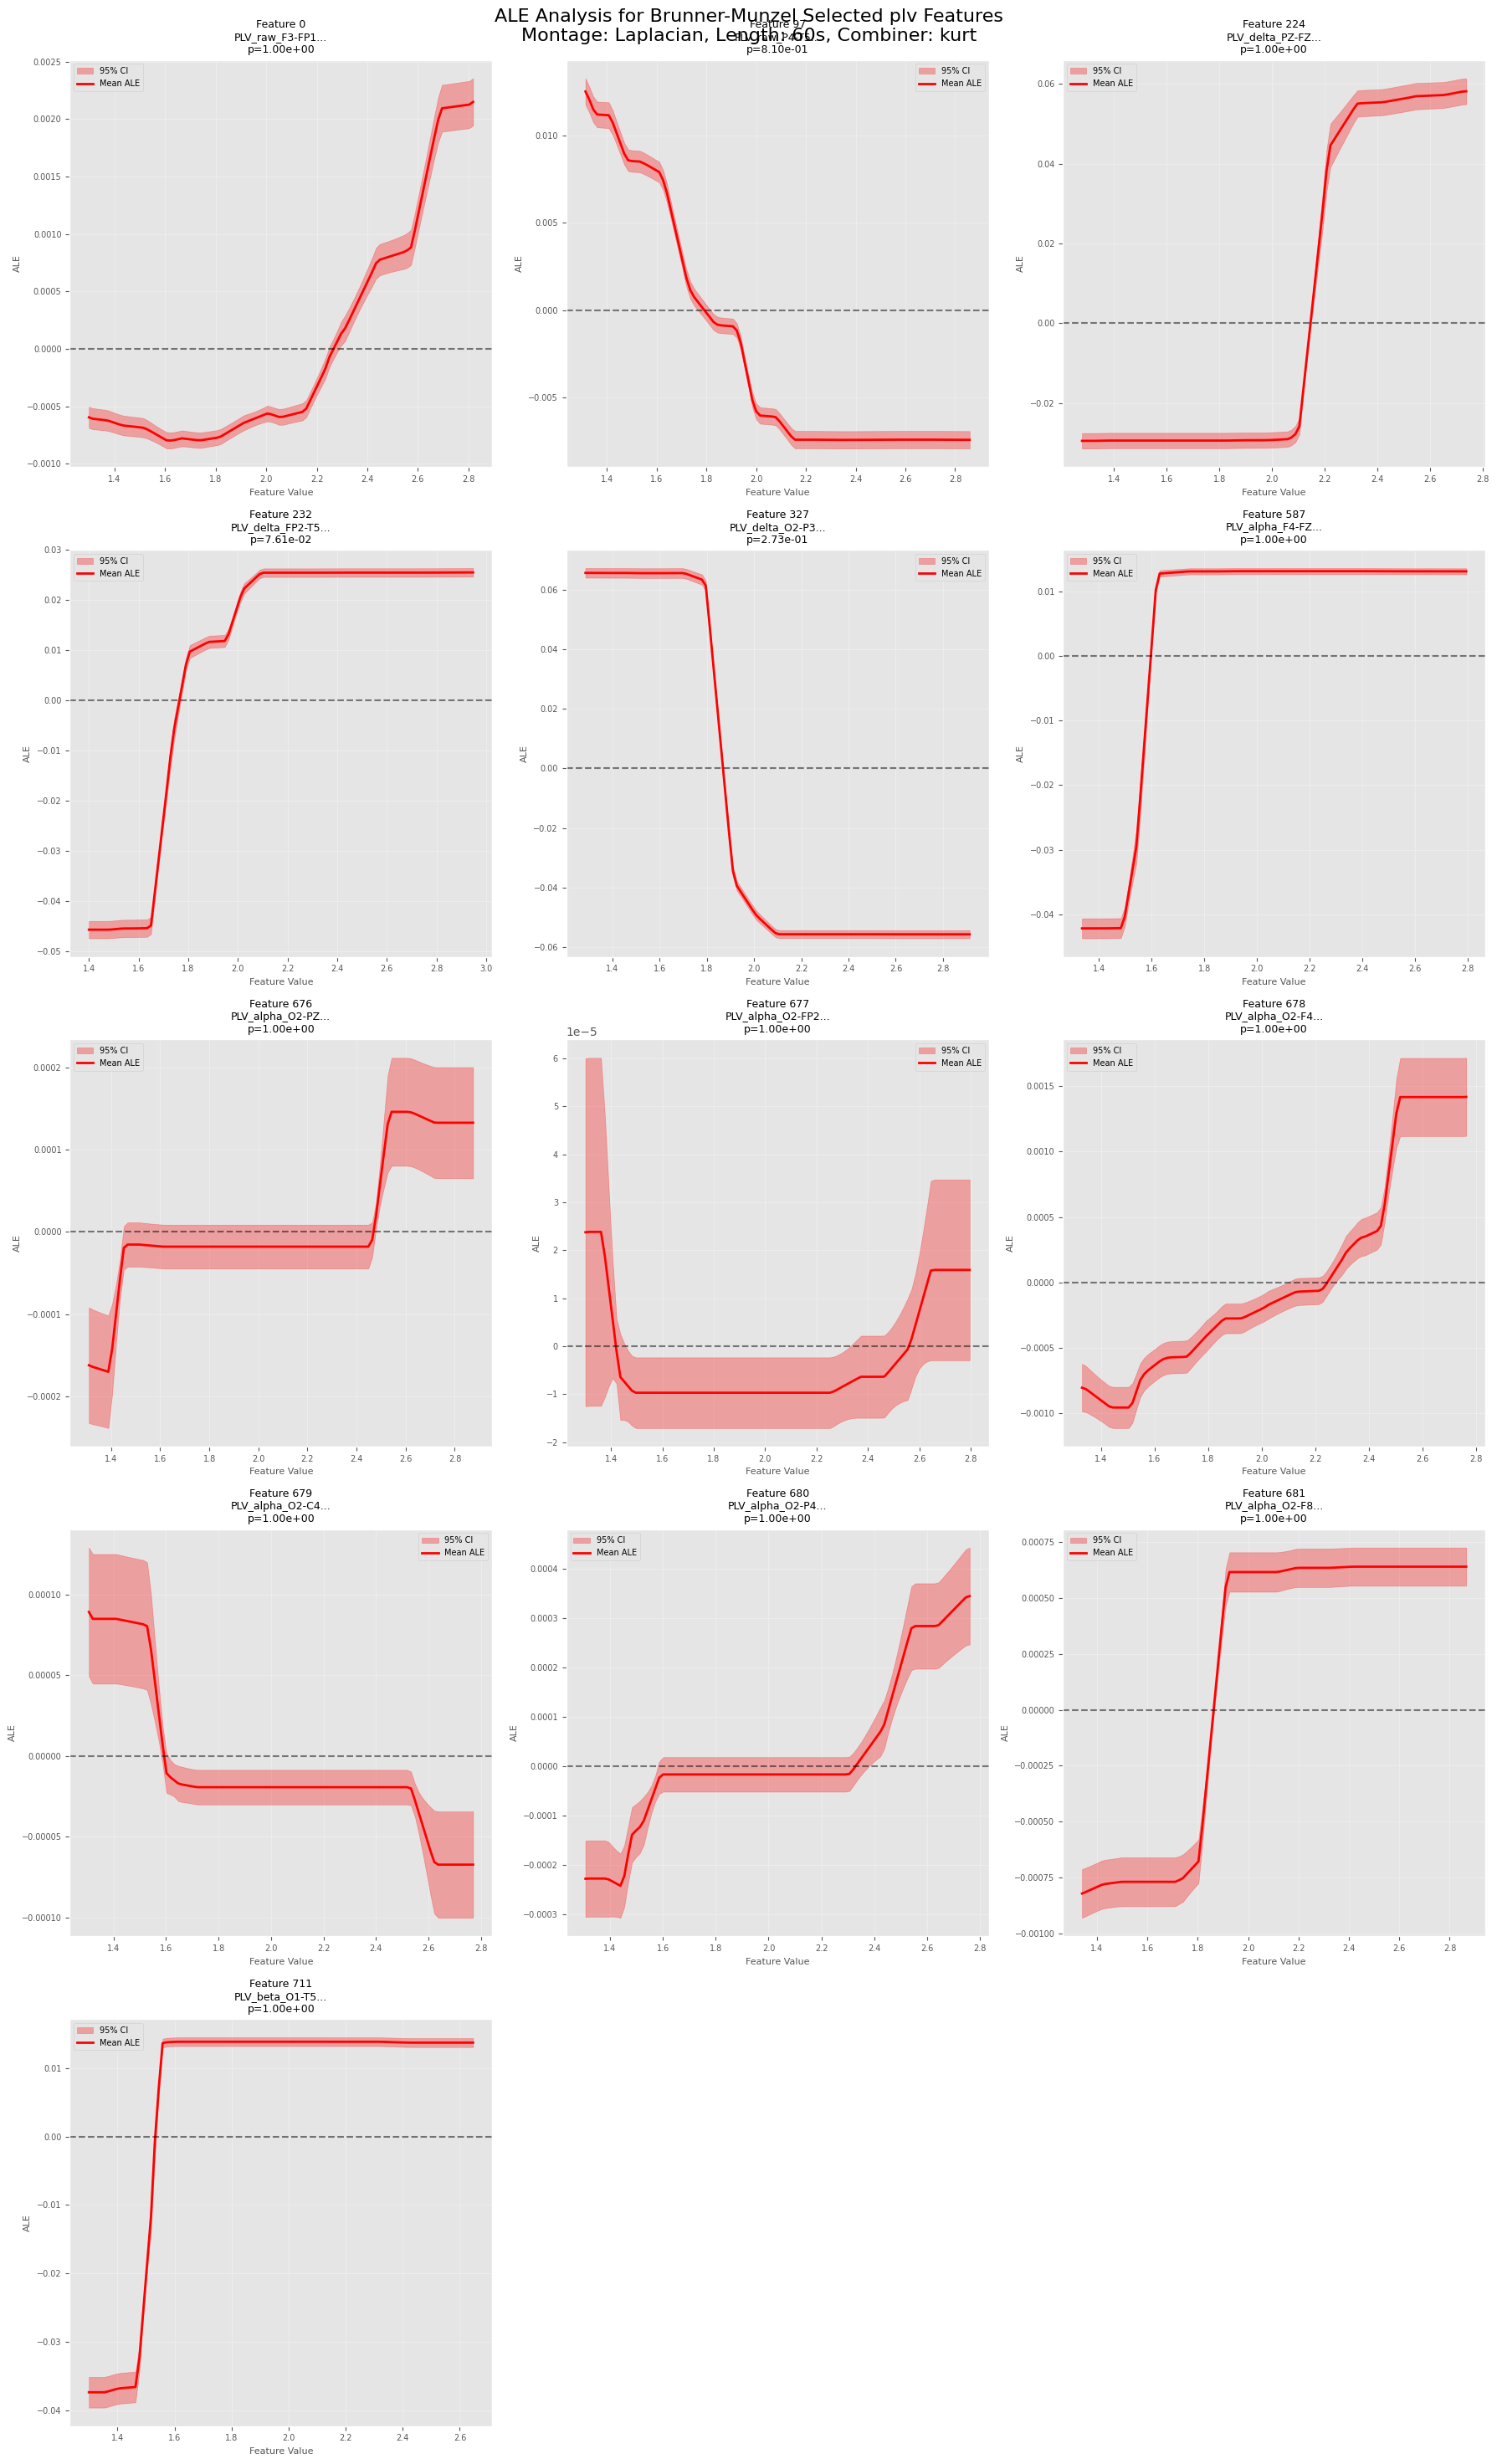
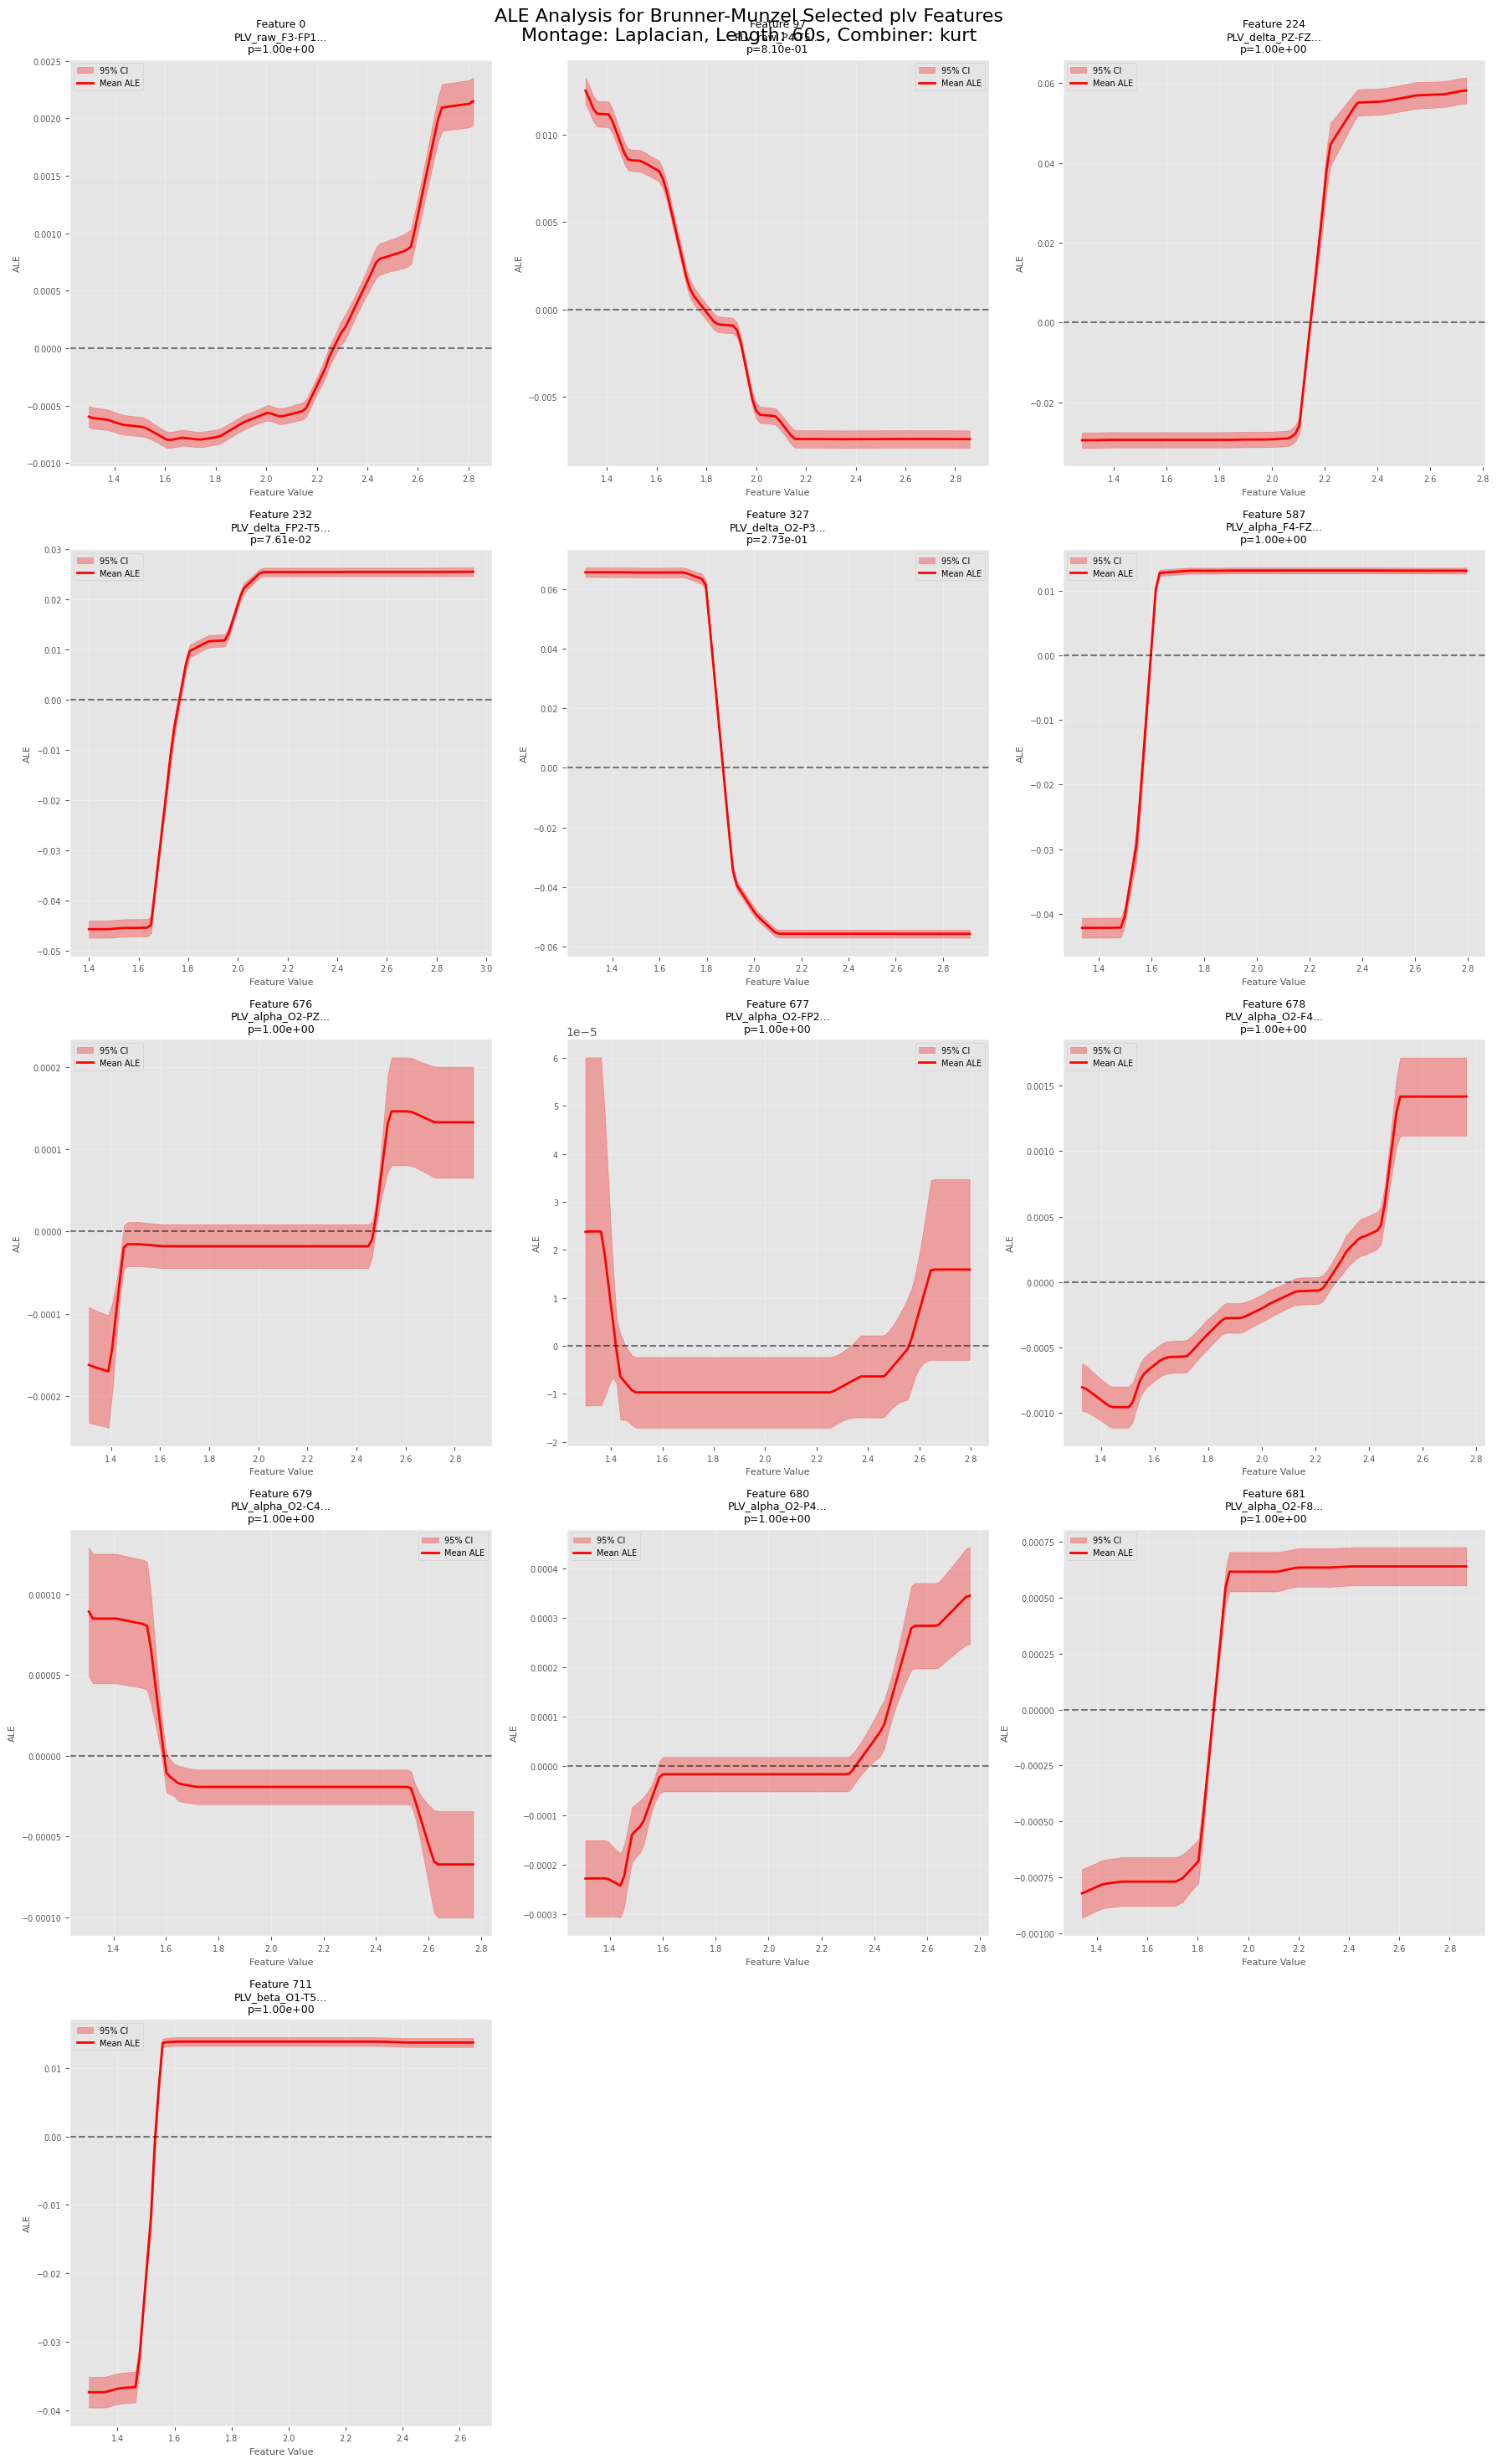
Code edit (unified diff) that turned the first committed figure into the second:
--- before
+++ after
@@ -51,4 +51,6 @@
                  f'Montage: {montage}, Length: {segment_length}s, Combiner: {combiner}', 
                  fontsize=16)
+    #add space for suptitle
+    plt.subplots_adjust(top=0.5)
     plt.tight_layout()
     plt.show()

Commit: added ablation for tuh, ale plots, fixed plotting scripts